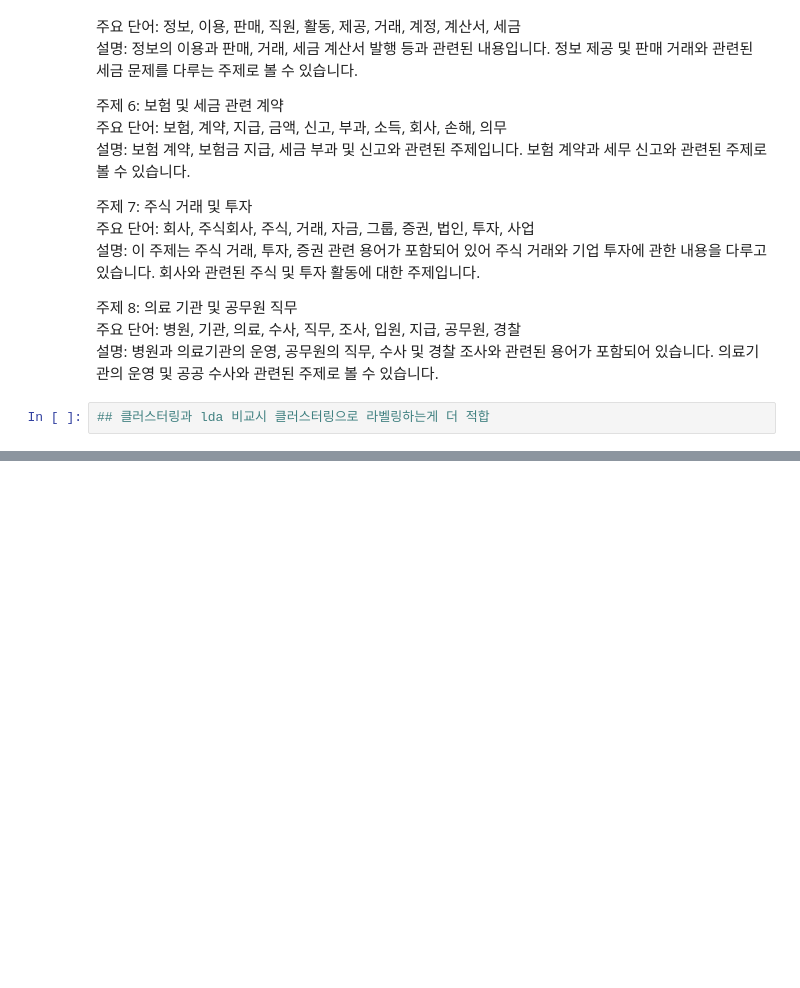
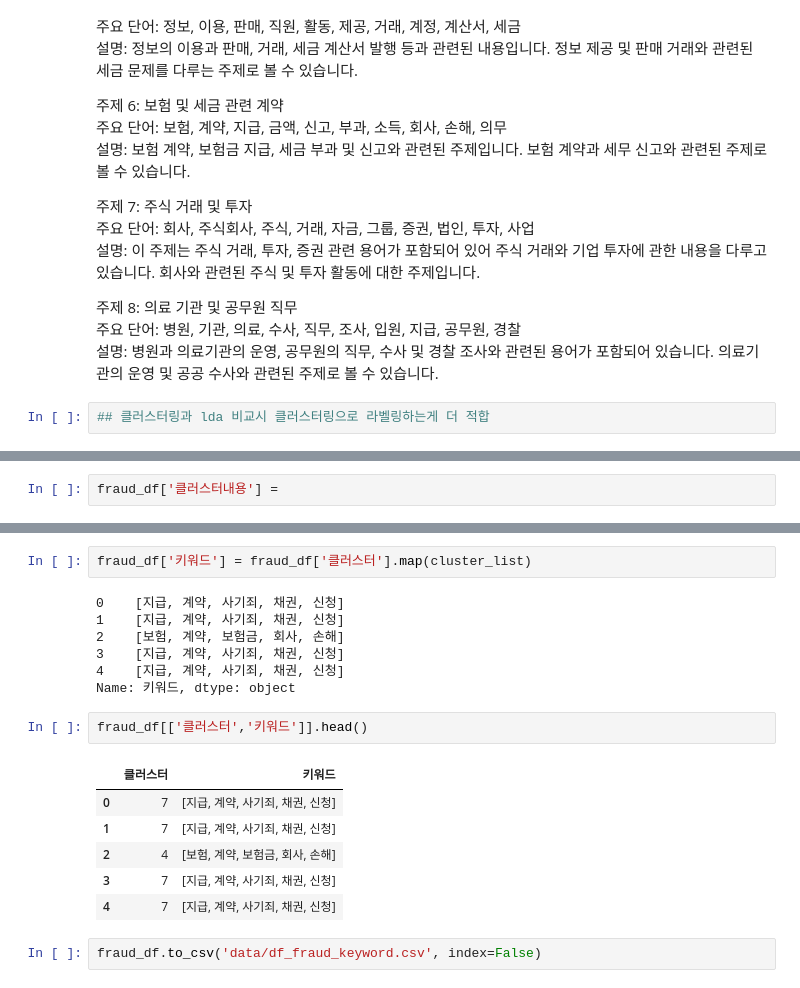
Before and after one commit to sesac-NoF/NoF, a Jupyter notebook: EDA_network_js.ipynb, the cells around one changed output, grey strips where cells are left out. Cells and saved outputs as stored; diff of their text form; blank space fills up the shorter version.

```diff
--- a/EDA_network_js.ipynb
+++ b/EDA_network_js.ipynb
@@ -913,0 +931,2 @@ topic 7: [('본건', 0.0074964827), (',', 0.0072653615), (')', 0.006608419), ('
+# %%
+fraud_df['클러스터내용'] =
@@ -913,0 +944,20 @@ topic 7: [('본건', 0.0074964827), (',', 0.0072653615), (')', 0.006608419), ('
+# %%
+fraud_df['키워드'] = fraud_df['클러스터'].map(cluster_list)
+# %% [output]
+0    [지급, 계약, 사기죄, 채권, 신청]
+1    [지급, 계약, 사기죄, 채권, 신청]
+2    [보험, 계약, 보험금, 회사, 손해]
+3    [지급, 계약, 사기죄, 채권, 신청]
+4    [지급, 계약, 사기죄, 채권, 신청]
+Name: 키워드, dtype: object
+# %%
+fraud_df[['클러스터','키워드']].head()
+# %% [output]
+|  | 클러스터 | 키워드 |
+| 0 | 7 | [지급, 계약, 사기죄, 채권, 신청] |
+| 1 | 7 | [지급, 계약, 사기죄, 채권, 신청] |
+| 2 | 4 | [보험, 계약, 보험금, 회사, 손해] |
+| 3 | 7 | [지급, 계약, 사기죄, 채권, 신청] |
+| 4 | 7 | [지급, 계약, 사기죄, 채권, 신청] |
+# %%
+fraud_df.to_csv('data/df_fraud_keyword.csv', index=False)
```
Also changed, not shown: parts of 3 cells of this notebook.
